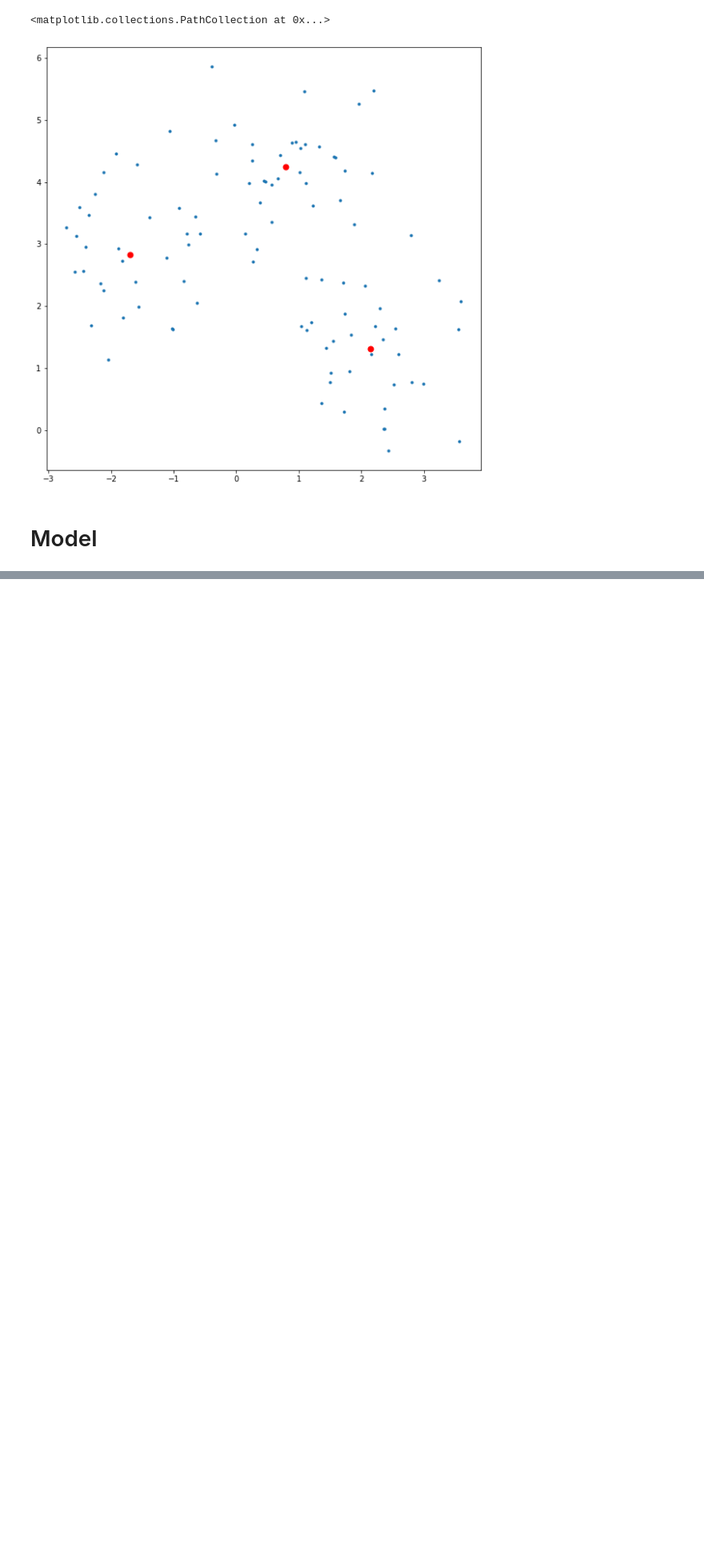
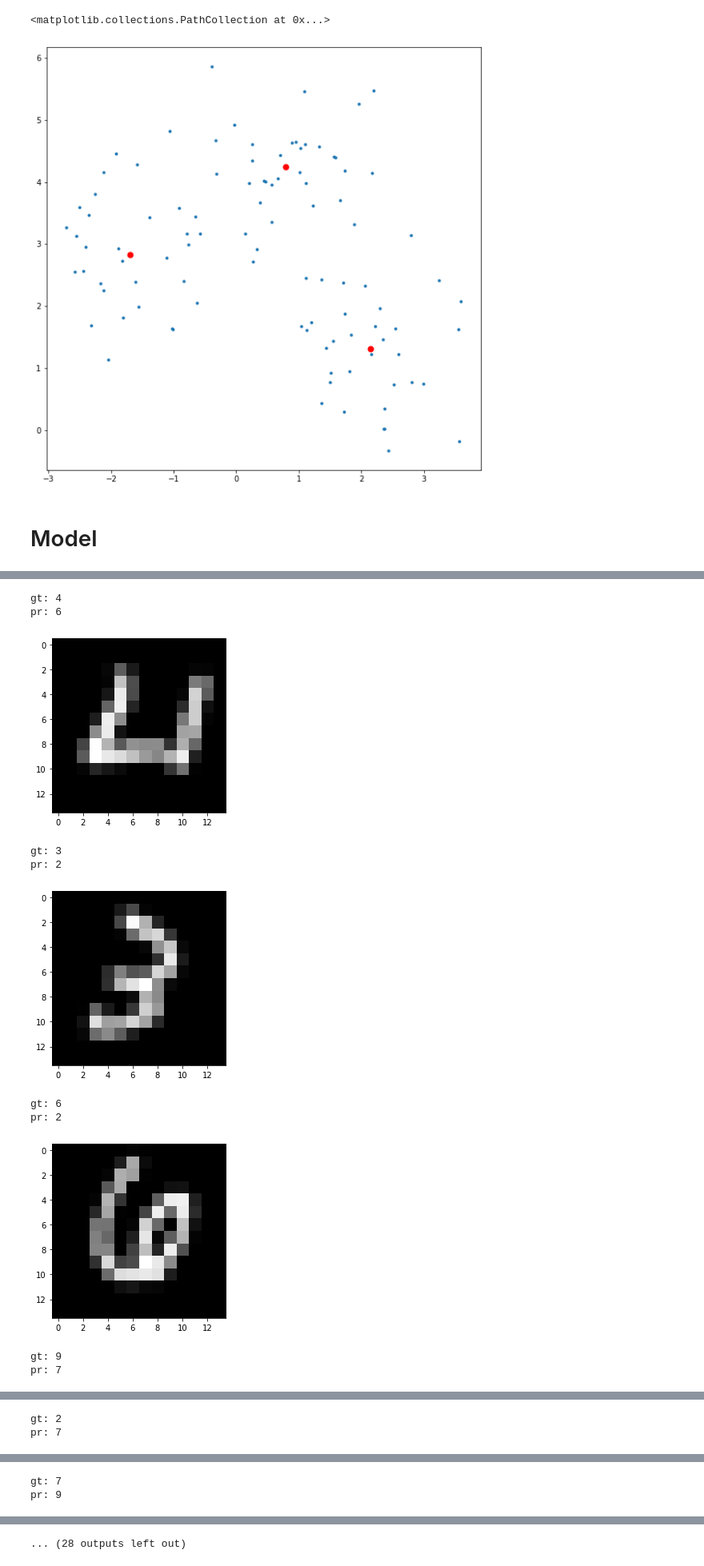
Before and after one commit to sir-timio/numerics, a Jupyter notebook: lab4.ipynb, the cells around one changed output, grey strips where cells are left out. Shown at 80% size. Drawn from its saved outputs; the diff is of its cells as text; code cells hidden in the pictures; blank space fills up the shorter version.

```diff
--- a/lab4.ipynb
+++ b/lab4.ipynb
@@ -238,0 +190,5 @@ for img, gt, pred in zip(X_test, y_test, y_pred):
+# %%
+model = RBNFModel(N*N, 120, NUM_CLASSES, std_find='auto')
+# %%
+TRAIN_SIZE = 60_000
+TEST_SIZE = 10_000
@@ -238,0 +201,11 @@ for img, gt, pred in zip(X_test, y_test, y_pred):
+# %%
+exprs = []
+ks = [2, 10, 20, 40, 80, 100, 120]
+for k in ks:
+    model = RBNFModel(N*N, k, NUM_CLASSES)
+    print(f'k: {k}')
+    train_acc = model.fit(X_train, y_train)
+    test_acc = model.test(X_test, y_test)
+    exprs.append(Expr(k, train_acc, test_acc))
+    print(f'test acc: {test_acc}')
+    print('-' * 20)
@@ -238,0 +258,10 @@ for img, gt, pred in zip(X_test, y_test, y_pred):
+# %%
+print('accuracy')
+print(f'{"std":>3}{"train":>10}{"test":>8}')
+print('-'*30)
+for std_find in ['max', 'auto']:
+    model = RBNFModel(N*N, 80, NUM_CLASSES, std_find=std_find)
+    train_acc = model.fit(X_train, y_train)
+    test_acc = model.test(X_test, y_test)
+
+    print(f'{std_find:>3}{train_acc:10.3f}{test_acc:>8.3f}')
@@ -238,0 +274,22 @@ for img, gt, pred in zip(X_test, y_test, y_pred):
+# %%
+NUM_SAMPLES = 20
+i = 0
+for img, gt, pred in zip(X_test, y_test, y_pred):
+    if gt == pred:
+        continue
+    imshow(img.reshape(N, N), label=f'gt: {gt}\npr: {pred}')
+    i += 1
+    if i == NUM_SAMPLES:
+        break
+# %% [output]
+gt: 4
+pr: 6
+[figure, added]
+gt: 3
+pr: 2
+[figure, added]
+gt: 6
+pr: 2
+[figure, added]
+gt: 9
+pr: 7
@@ -238,0 +297,2 @@ for img, gt, pred in zip(X_test, y_test, y_pred):
+gt: 2
+pr: 7
@@ -238,0 +300,2 @@ for img, gt, pred in zip(X_test, y_test, y_pred):
+gt: 7
+pr: 9
@@ -238,0 +303 @@ for img, gt, pred in zip(X_test, y_test, y_pred):
+... (28 outputs left out)
```
Also changed, not shown: parts of 30 cells of this notebook.
